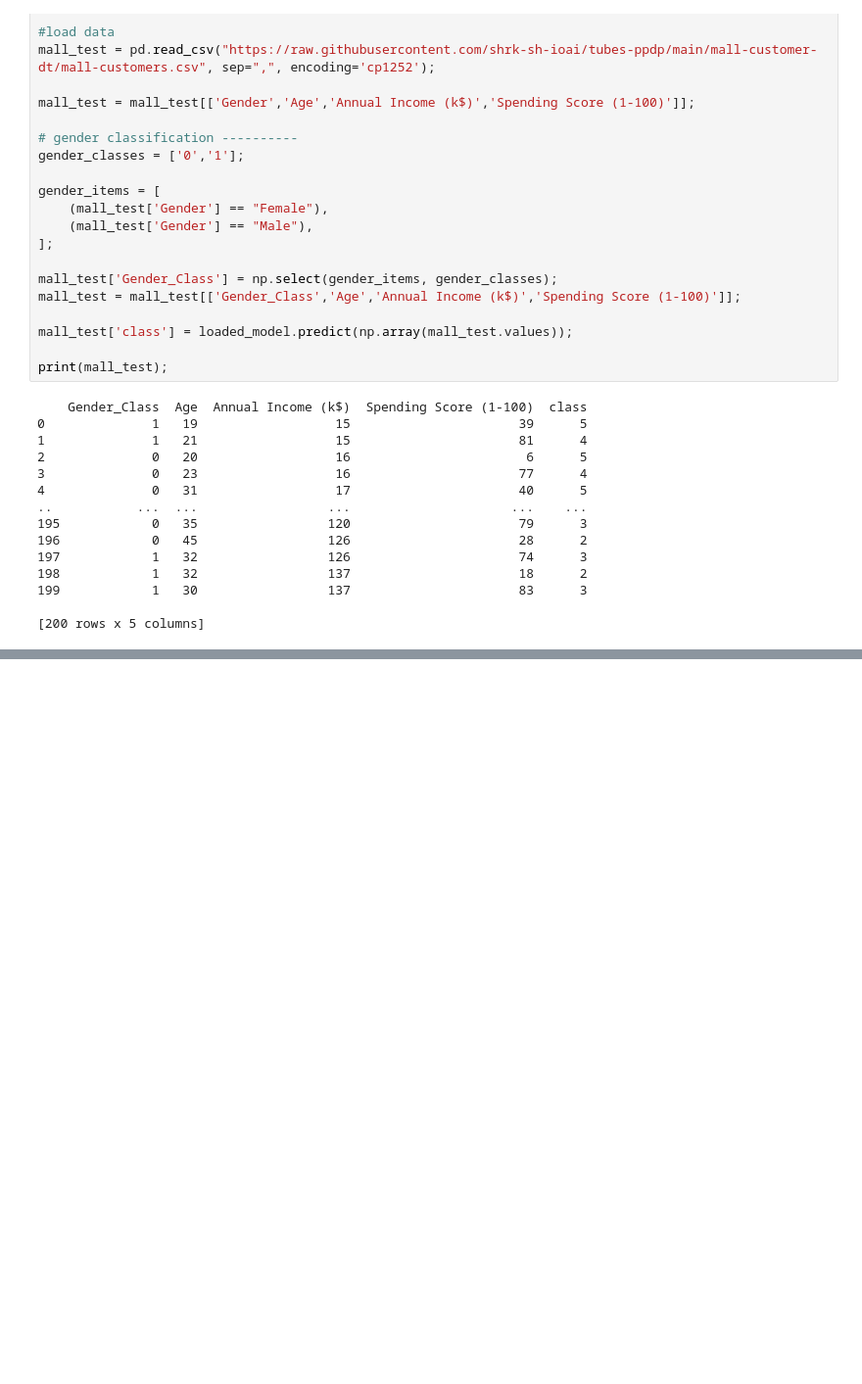
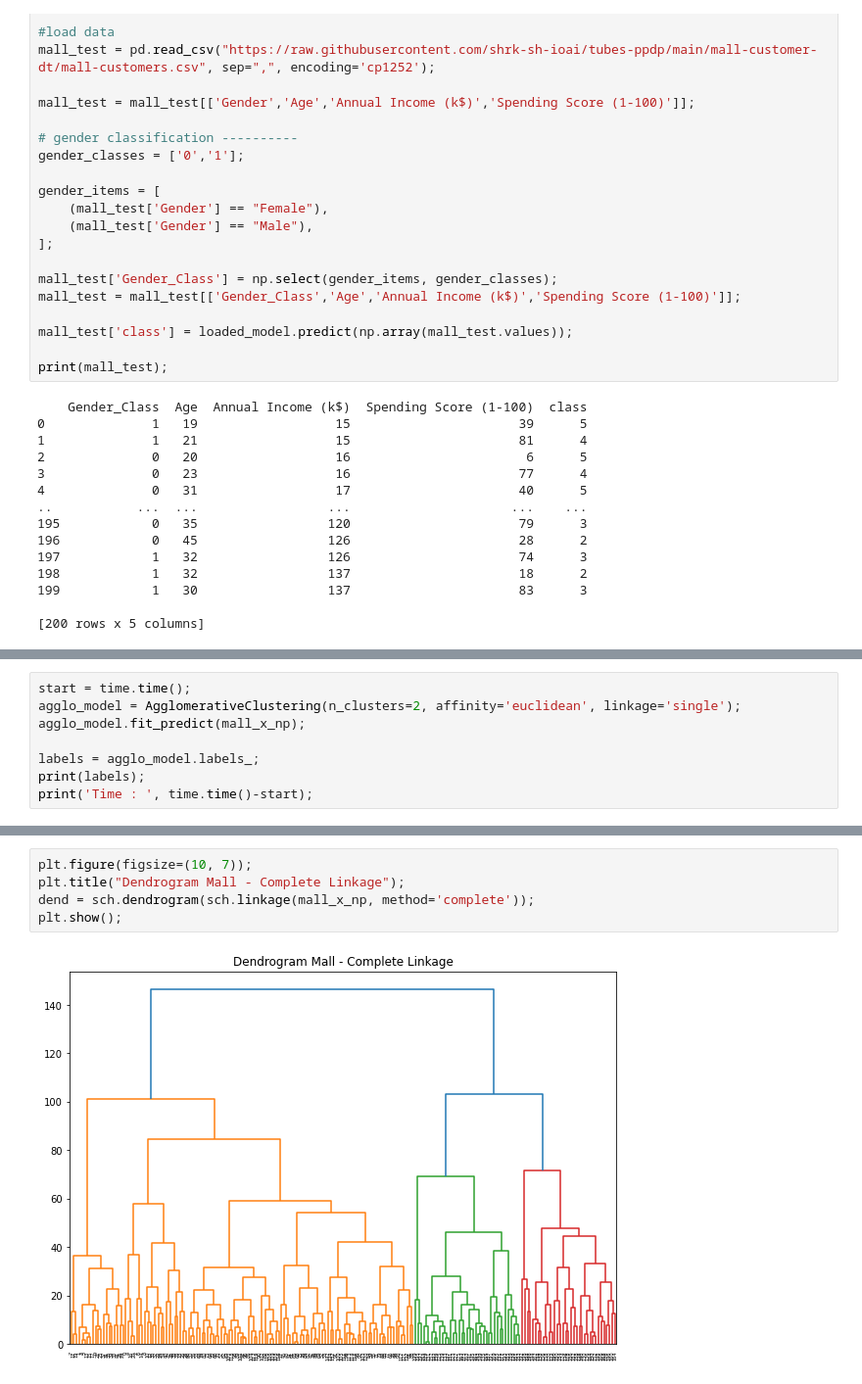
Before and after one commit to William-Surya-Wijaya/tubes-ppdp, a Jupyter notebook: laporan/TB_01.ipynb, the cells around one changed output, grey strips where cells are left out. Shown at 98% size. Cells and saved outputs as stored; diff of their text form; blank space fills up the shorter version.

```diff
--- a/laporan/TB_01.ipynb
+++ b/laporan/TB_01.ipynb
@@ -324,0 +331,8 @@ print(mall_test);
+# %%
+start = time.time();
+agglo_model = AgglomerativeClustering(n_clusters=2, affinity='euclidean', linkage='single');
+agglo_model.fit_predict(mall_x_np);
+
+labels = agglo_model.labels_;
+print(labels);
+print('Time : ', time.time()-start);
@@ -324,0 +382,7 @@ print(mall_test);
+# %%
+plt.figure(figsize=(10, 7));
+plt.title("Dendrogram Mall - Complete Linkage");
+dend = sch.dendrogram(sch.linkage(mall_x_np, method='complete'));
+plt.show();
+# %% [output]
+[figure, added]
```
Also changed, not shown: parts of 11 cells of this notebook.
